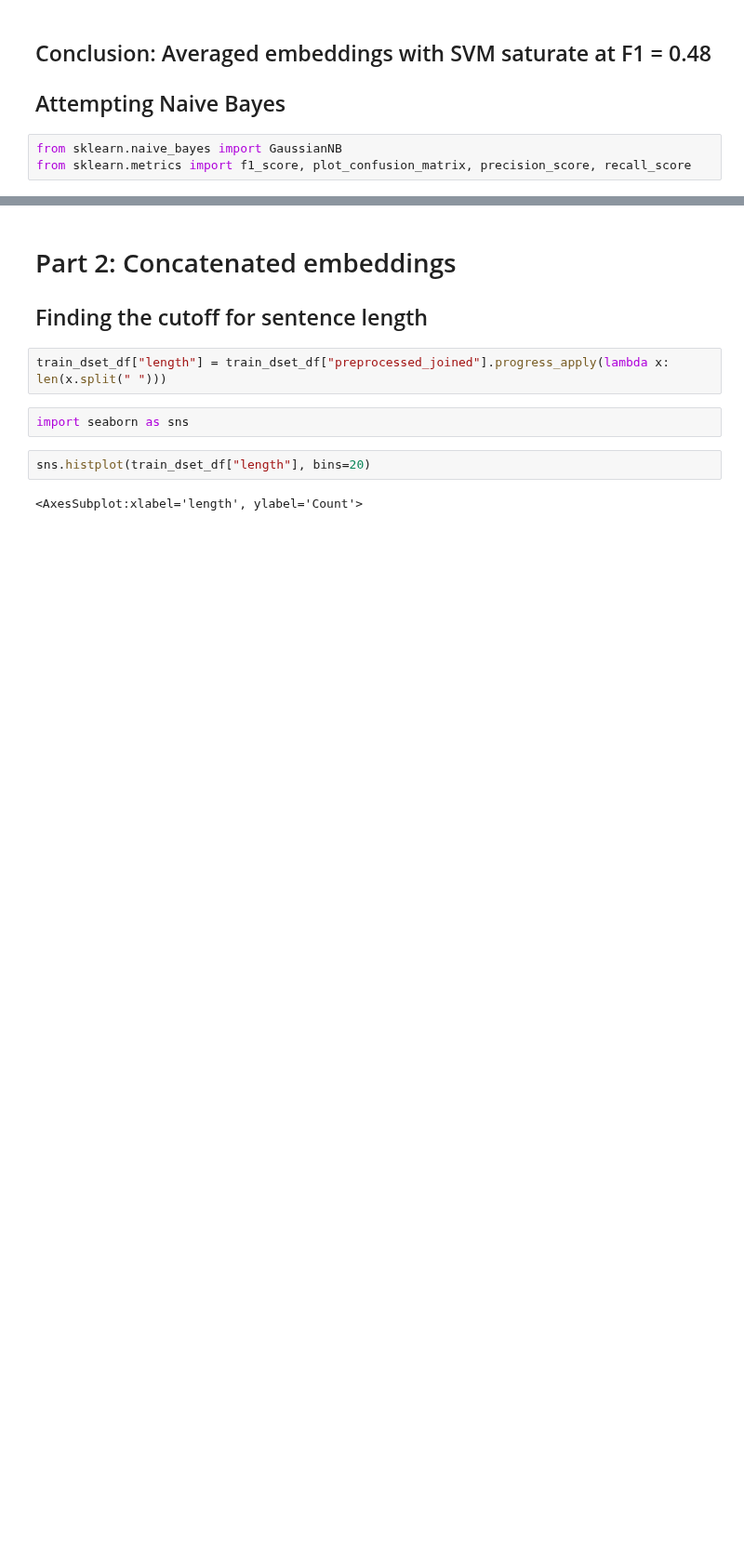
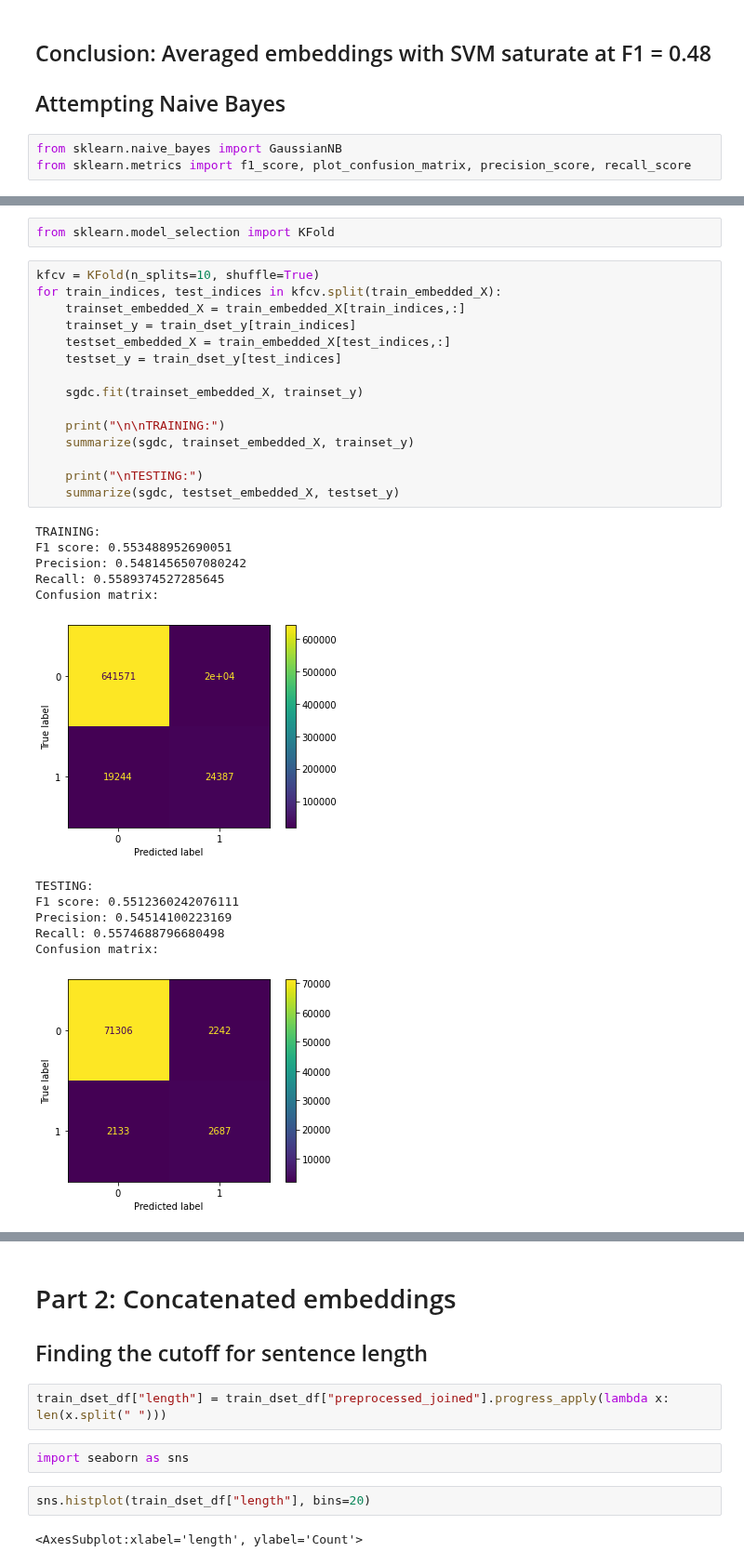
Before and after one commit to aniruddhkb/quora-insincere-questions, a Jupyter notebook: aniruddh_experimentation/2020_11_09_return_to_embeddings.ipynb, the cells around one changed output, grey strips where cells are left out. Shown at 93% size. Saved outputs shown, nothing was run; the diff lists cells and outputs as text; blank space fills up the shorter version.

```diff
--- a/aniruddh_experimentation/2020_11_09_return_to_embeddings.ipynb
+++ b/aniruddh_experimentation/2020_11_09_return_to_embeddings.ipynb
@@ -183,0 +207,30 @@ Confusion matrix:
+# %%
+from sklearn.model_selection import KFold
+# %%
+kfcv = KFold(n_splits=10, shuffle=True)
+for train_indices, test_indices in kfcv.split(train_embedded_X):
+    trainset_embedded_X = train_embedded_X[train_indices,:]
+    trainset_y = train_dset_y[train_indices]
+    testset_embedded_X = train_embedded_X[test_indices,:]
+    testset_y = train_dset_y[test_indices]
+
+    sgdc.fit(trainset_embedded_X, trainset_y)
+
+    print("\n\nTRAINING:")
+    summarize(sgdc, trainset_embedded_X, trainset_y)
+
+    print("\nTESTING:")
+    summarize(sgdc, testset_embedded_X, testset_y)
+# %% [output]
+TRAINING:
+F1 score: 0.553488952690051
+Precision: 0.5481456507080242
+Recall: 0.5589374527285645
+Confusion matrix:
+[figure, added]
+TESTING:
+F1 score: 0.5512360242076111
+Precision: 0.54514100223169
+Recall: 0.5574688796680498
+Confusion matrix:
+[figure, added]
```
Also changed, not shown: parts of 13 cells of this notebook, 8 other files.
